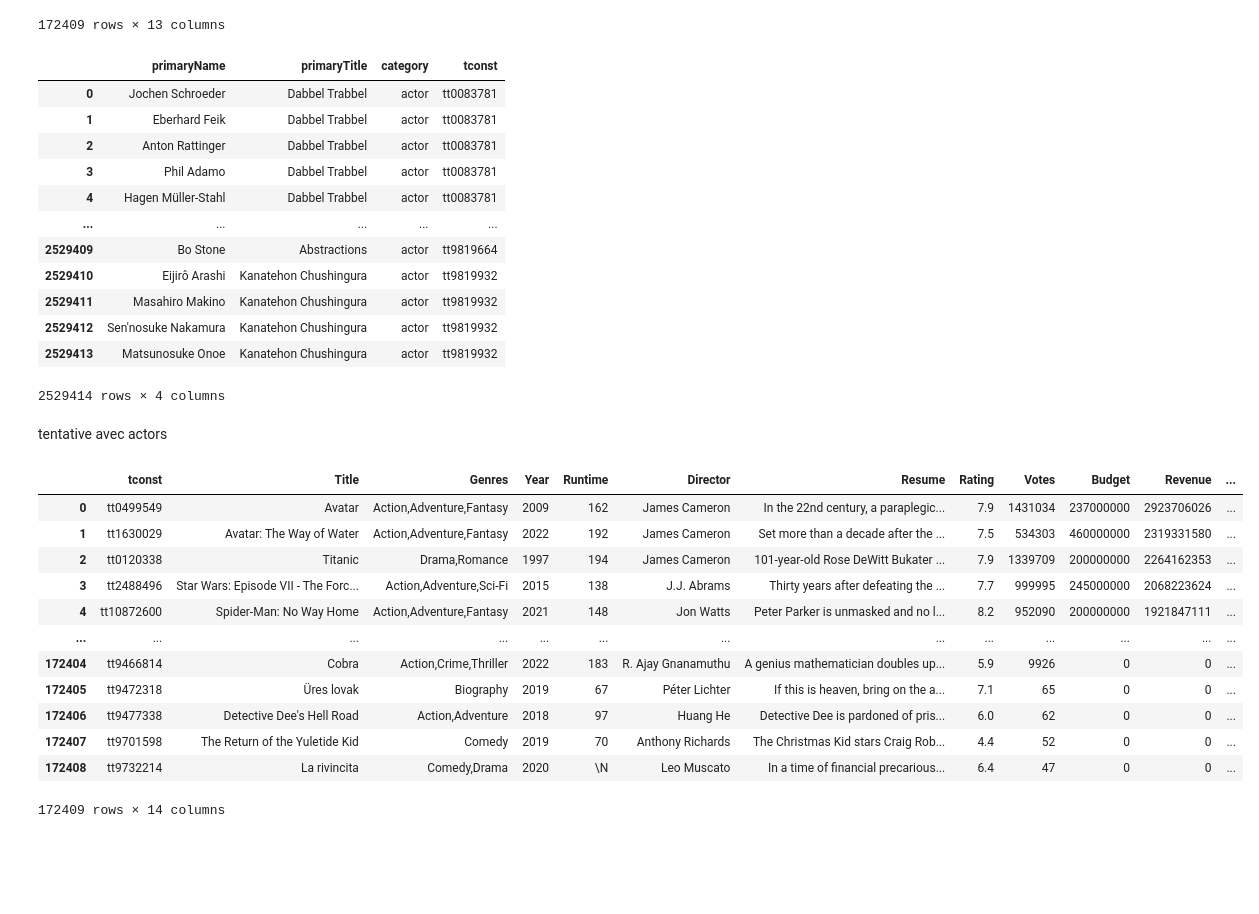
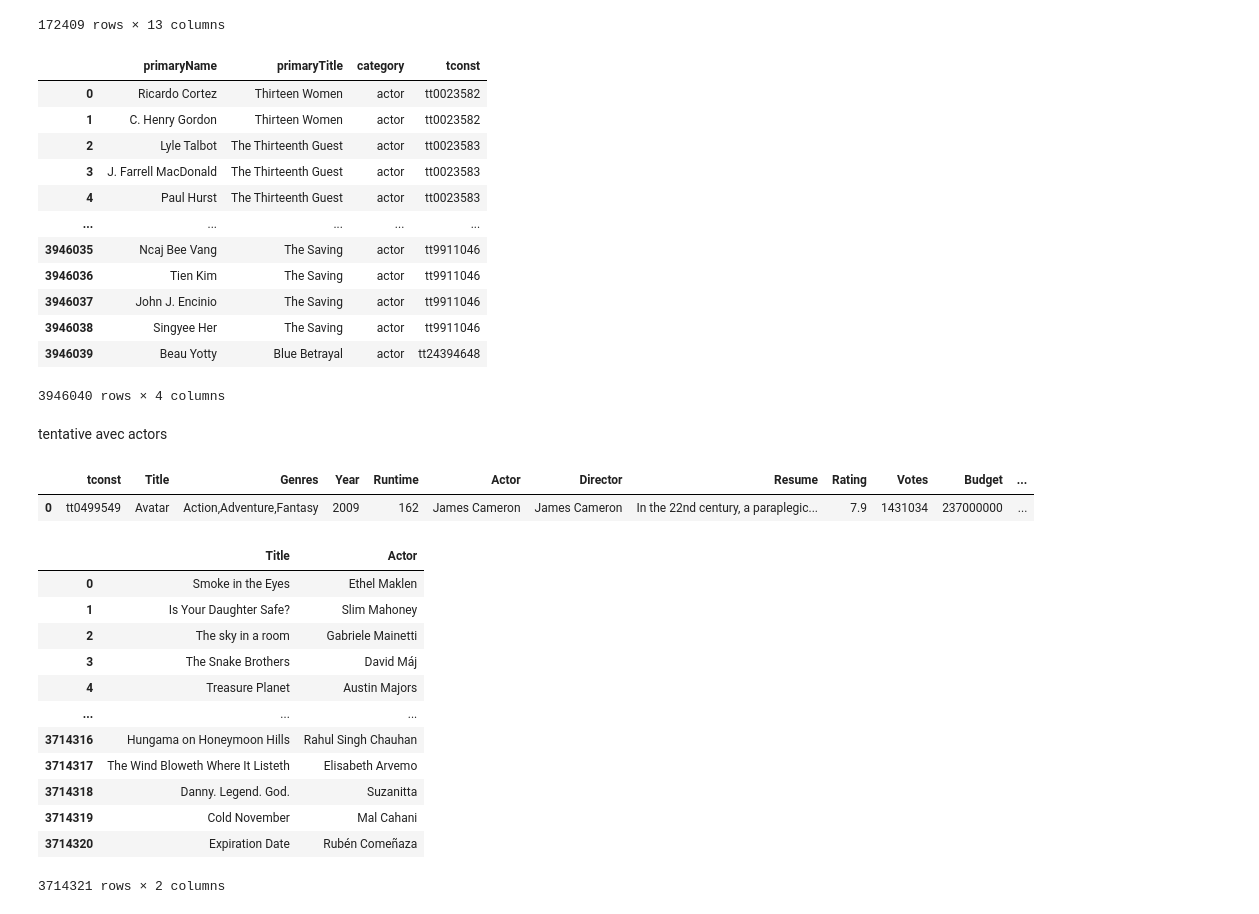
Before and after one commit to Jean-Patrick-Alcolea/Projet-2, a Jupyter notebook: notebooks/Exploration BDD Antoine.ipynb, the cells around one changed output. Saved outputs shown, nothing was run; the diff lists cells and outputs as text; code cells hidden in the pictures; blank space fills up the shorter version.

Commit message:
requete actors

```diff
--- a/notebooks/Exploration BDD Antoine.ipynb
+++ b/notebooks/Exploration BDD Antoine.ipynb
@@ -154,66 +154,87 @@ sql("""
 sql(""" select primaryname, primarytitle,category, tconst from title_principals tp
     join name_basics using (nconst)
     join title_basics tb using (tconst)
-    where category like '%actor%'
+    where category like '%actor%' or category like '%actress%'
 
 
 
     """)
 # %% [output]
 |  | primaryName | primaryTitle | category | tconst |
-| 0 | Jochen Schroeder | Dabbel Trabbel | actor | tt0083781 |
-| 1 | Eberhard Feik | Dabbel Trabbel | actor | tt0083781 |
-| 2 | Anton Rattinger | Dabbel Trabbel | actor | tt0083781 |
-| 3 | Phil Adamo | Dabbel Trabbel | actor | tt0083781 |
-| 4 | Hagen Müller-Stahl | Dabbel Trabbel | actor | tt0083781 |
+| 0 | Ricardo Cortez | Thirteen Women | actor | tt0023582 |
+| 1 | C. Henry Gordon | Thirteen Women | actor | tt0023582 |
+| 2 | Lyle Talbot | The Thirteenth Guest | actor | tt0023583 |
+| 3 | J. Farrell MacDonald | The Thirteenth Guest | actor | tt0023583 |
+| 4 | Paul Hurst | The Thirteenth Guest | actor | tt0023583 |
 | ... | ... | ... | ... | ... |
-| 2529409 | Bo Stone | Abstractions | actor | tt9819664 |
-| 2529410 | Eijirô Arashi | Kanatehon Chushingura | actor | tt9819932 |
-| 2529411 | Masahiro Makino | Kanatehon Chushingura | actor | tt9819932 |
-| 2529412 | Sen'nosuke Nakamura | Kanatehon Chushingura | actor | tt9819932 |
-| 2529413 | Matsunosuke Onoe | Kanatehon Chushingura | actor | tt9819932 |
+| 3946035 | Ncaj Bee Vang | The Saving | actor | tt9911046 |
+| 3946036 | Tien Kim | The Saving | actor | tt9911046 |
+| 3946037 | John J. Encinio | The Saving | actor | tt9911046 |
+| 3946038 | Singyee Her | The Saving | actor | tt9911046 |
+| 3946039 | Beau Yotty | Blue Betrayal | actor | tt24394648 |
-2529414 rows × 4 columns
+3946040 rows × 4 columns
 # %% [markdown]
 tentative avec actors
 # %%
 sql("""
 
     select distinct
     Tconst as tconst,
     tb.primaryTitle as Title,
     tb.genres as Genres,
     startYear as Year,
     runtimeMinutes as Runtime,
+    nb.primaryName as Actor,
     nb.primaryName as Director,
     t.overview as Resume,
     tr.averageRating as Rating,
     tr.numVotes as Votes,
     t.Budget as Budget,
     t.Revenue as Revenue,
     production_companies_name as ProductionCompanies,
     production_companies_country as ProductionCountries,
     t.poster_path as Poster
     from title_basics tb
     join title_akas ta on tconst = titleId
     join title_crew using (tconst)
     join name_basics nb on directors = nconst
     join tmdb t on t.imdb_id = tb.tconst
     join title_ratings tr on tb.tconst = tr.tconst
-
+    join title_principals tp on tconst = tp.tconst
+    where tp.category like '%actor%' or tp.category like '%actress%'
     ORDER BY Revenue desc
-
+    Limit 1
     """)
 # %% [output]
-|  | tconst | Title | Genres | Year | Runtime | Director | Resume | Rating | Votes | Budget | Revenue | ... |
-| 0 | tt0499549 | Avatar | Action,Adventure,Fantasy | 2009 | 162 | James Cameron | In the 22nd century, a paraplegic... | 7.9 | 1431034 | 237000000 | 2923706026 | ... |
-| 1 | tt1630029 | Avatar: The Way of Water | Action,Adventure,Fantasy | 2022 | 192 | James Cameron | Set more than a decade after the ... | 7.5 | 534303 | 460000000 | 2319331580 | ... |
-| 2 | tt0120338 | Titanic | Drama,Romance | 1997 | 194 | James Cameron | 101-year-old Rose DeWitt Bukater ... | 7.9 | 1339709 | 200000000 | 2264162353 | ... |
-| 3 | tt2488496 | Star Wars: Episode VII - The Forc... | Action,Adventure,Sci-Fi | 2015 | 138 | J.J. Abrams | Thirty years after defeating the ... | 7.7 | 999995 | 245000000 | 2068223624 | ... |
-| 4 | tt10872600 | Spider-Man: No Way Home | Action,Adventure,Fantasy | 2021 | 148 | Jon Watts | Peter Parker is unmasked and no l... | 8.2 | 952090 | 200000000 | 1921847111 | ... |
-| ... | ... | ... | ... | ... | ... | ... | ... | ... | ... | ... | ... | ... |
-| 172404 | tt9466814 | Cobra | Action,Crime,Thriller | 2022 | 183 | R. Ajay Gnanamuthu | A genius mathematician doubles up... | 5.9 | 9926 | 0 | 0 | ... |
-| 172405 | tt9472318 | Üres lovak | Biography | 2019 | 67 | Péter Lichter | If this is heaven, bring on the a... | 7.1 | 65 | 0 | 0 | ... |
-| 172406 | tt9477338 | Detective Dee's Hell Road | Action,Adventure | 2018 | 97 | Huang He | Detective Dee is pardoned of pris... | 6.0 | 62 | 0 | 0 | ... |
-| 172407 | tt9701598 | The Return of the Yuletide Kid | Comedy | 2019 | 70 | Anthony Richards | The Christmas Kid stars Craig Rob... | 4.4 | 52 | 0 | 0 | ... |
-| 172408 | tt9732214 | La rivincita | Comedy,Drama | 2020 | \N | Leo Muscato | In a time of financial precarious... | 6.4 | 47 | 0 | 0 | ... |
+|  | tconst | Title | Genres | Year | Runtime | Actor | Director | Resume | Rating | Votes | Budget | ... |
+| 0 | tt0499549 | Avatar | Action,Adventure,Fantasy | 2009 | 162 | James Cameron | James Cameron | In the 22nd century, a paraplegic... | 7.9 | 1431034 | 237000000 | ... |
-172409 rows × 14 columns
+# %%
+sql("""select
+    distinct primaryTitle as Title,
+    PrimaryName as Actor
+
+
+
+    from name_basics
+
+    Join title_principals using (nconst)
+    Join title_basics using (tconst)
+
+    where (primaryProfession like '%actress%' or primaryProfession like '%actor%') and (category like '%actress%' or category like '%actor%')
+    and isAdult is false
+    and PrimaryName not like '%\\N%'
+    """)
+# %% [output]
+|  | Title | Actor |
+| 0 | Smoke in the Eyes | Ethel Maklen |
+| 1 | Is Your Daughter Safe? | Slim Mahoney |
+| 2 | The sky in a room | Gabriele Mainetti |
+| 3 | The Snake Brothers | David Máj |
+| 4 | Treasure Planet | Austin Majors |
+| ... | ... | ... |
+| 3714316 | Hungama on Honeymoon Hills | Rahul Singh Chauhan |
+| 3714317 | The Wind Bloweth Where It Listeth | Elisabeth Arvemo |
+| 3714318 | Danny. Legend. God. | Suzanitta |
+| 3714319 | Cold November | Mal Cahani |
+| 3714320 | Expiration Date | Rubén Comeñaza |
+3714321 rows × 2 columns
```
